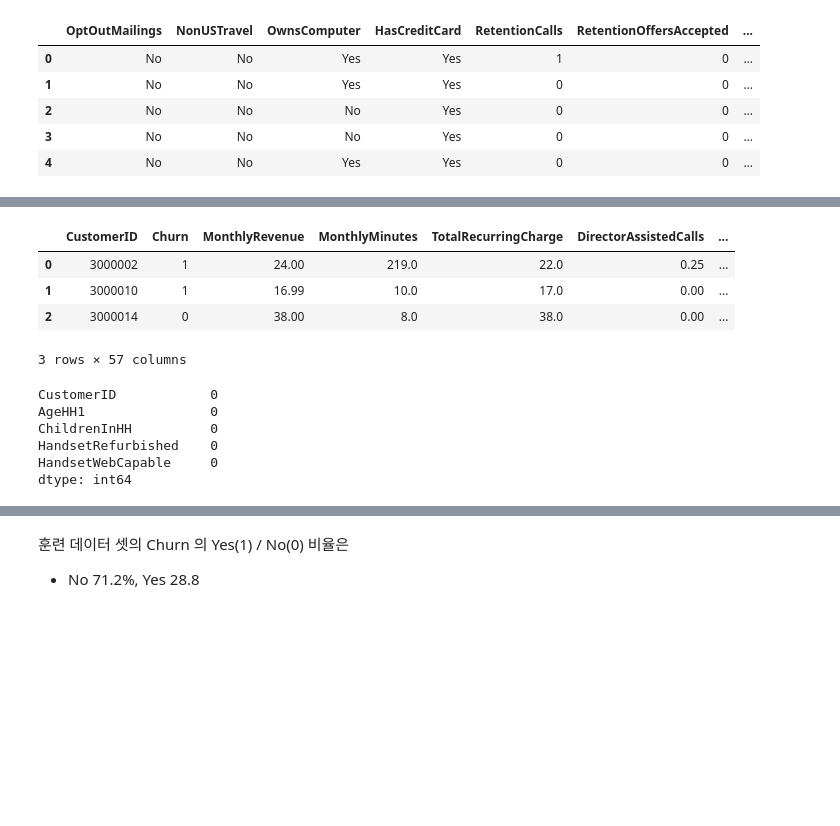
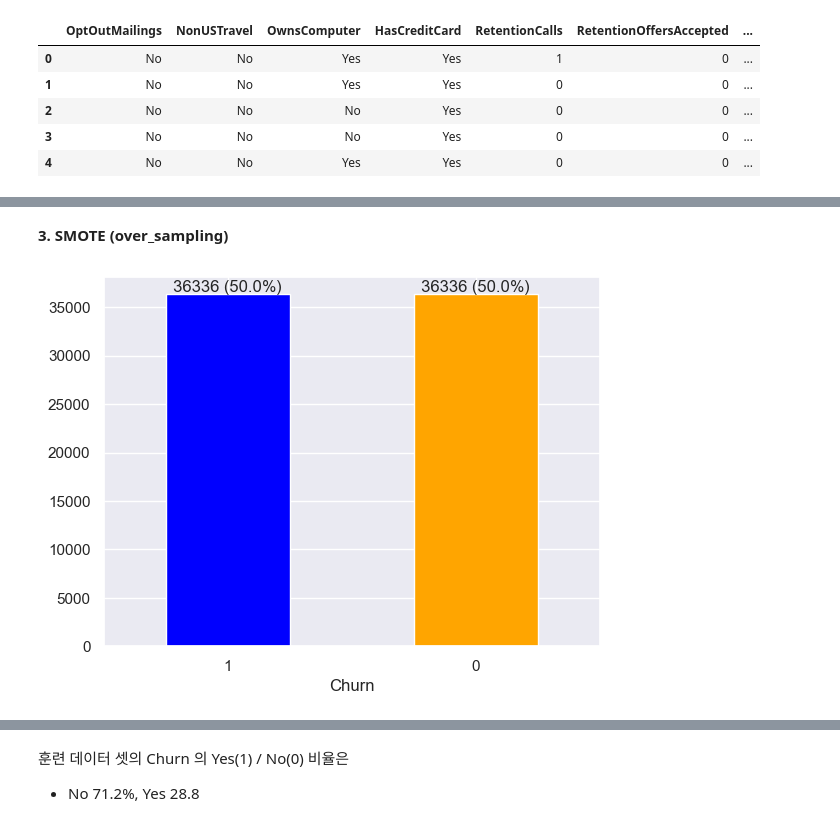
Before and after one commit to skywalker221-Minsoo/-DS-_ZeroBase_ML_Project, a Jupyter notebook: 김상민/kimsangmin.ipynb, the cells around one changed output, grey strips where cells are left out. Drawn from its saved outputs; the diff is of its cells as text; code cells hidden in the pictures; blank space fills up the shorter version.

```diff
--- a/김상민/kimsangmin.ipynb
+++ b/김상민/kimsangmin.ipynb
@@ -92,3 +166,0 @@ drop 해도 될 것 같은 컬럼 : ServiceArea
-# %%
-train = train.drop('ServiceArea', axis=1)
-test = test.drop('ServiceArea', axis=1)
@@ -108,17 +180,36 @@ for col in list(test.columns):
-# %%
-train.head(3)
-# %% [output]
-|  | CustomerID | Churn | MonthlyRevenue | MonthlyMinutes | TotalRecurringCharge | DirectorAssistedCalls | ... |
-| 0 | 3000002 | 1 | 24.00 | 219.0 | 22.0 | 0.25 | ... |
-| 1 | 3000010 | 1 | 16.99 | 10.0 | 17.0 | 0.00 | ... |
-| 2 | 3000014 | 0 | 38.00 | 8.0 | 38.0 | 0.00 | ... |
-3 rows × 57 columns
-# %%
-train.isnull().sum().sort_values(ascending=False)[:5]
-# %% [output]
-CustomerID            0
-AgeHH1                0
-ChildrenInHH          0
-HandsetRefurbished    0
-HandsetWebCapable     0
-dtype: int64
+# %% [markdown]
+**3. SMOTE (over_sampling)**
+# %%
+from sklearn.model_selection import train_test_split
+
+X = train.drop(['Churn'], axis=1)
+y = train['Churn']
+
+X_train, X_test, y_train, y_test = train_test_split(X, y, test_size=0.3, random_state=70)
+# %%
+from imblearn.over_sampling import SMOTE
+
+smote = SMOTE(random_state=70)
+X_resampled, y_resampled = smote.fit_resample(X, y)
+train_ov = pd.concat([X_resampled, y_resampled], axis=1)
+# %%
+value_counts = train_ov['Churn'].value_counts()
+
+# 막대 그래프 그리기
+ax = value_counts.plot(kind='bar', color=['blue', 'orange'])
+
+# 각 값의 카운트를 막대 위에 표시
+def autolabel_percent(rects):
+    for rect in rects:
+        height = rect.get_height()
+        ax.text(rect.get_x() + rect.get_width() / 2, height,
+                f'{height} ({height / value_counts.sum() * 100:.1f}%)',
+                ha='center', va='bottom')
+
+autolabel_percent(ax.patches)
+
+plt.xticks(rotation=360)
+# 그래프 출력
+plt.show()
+# %% [output]
+[figure, added]
```
Also changed, not shown: parts of 35 cells of this notebook.
